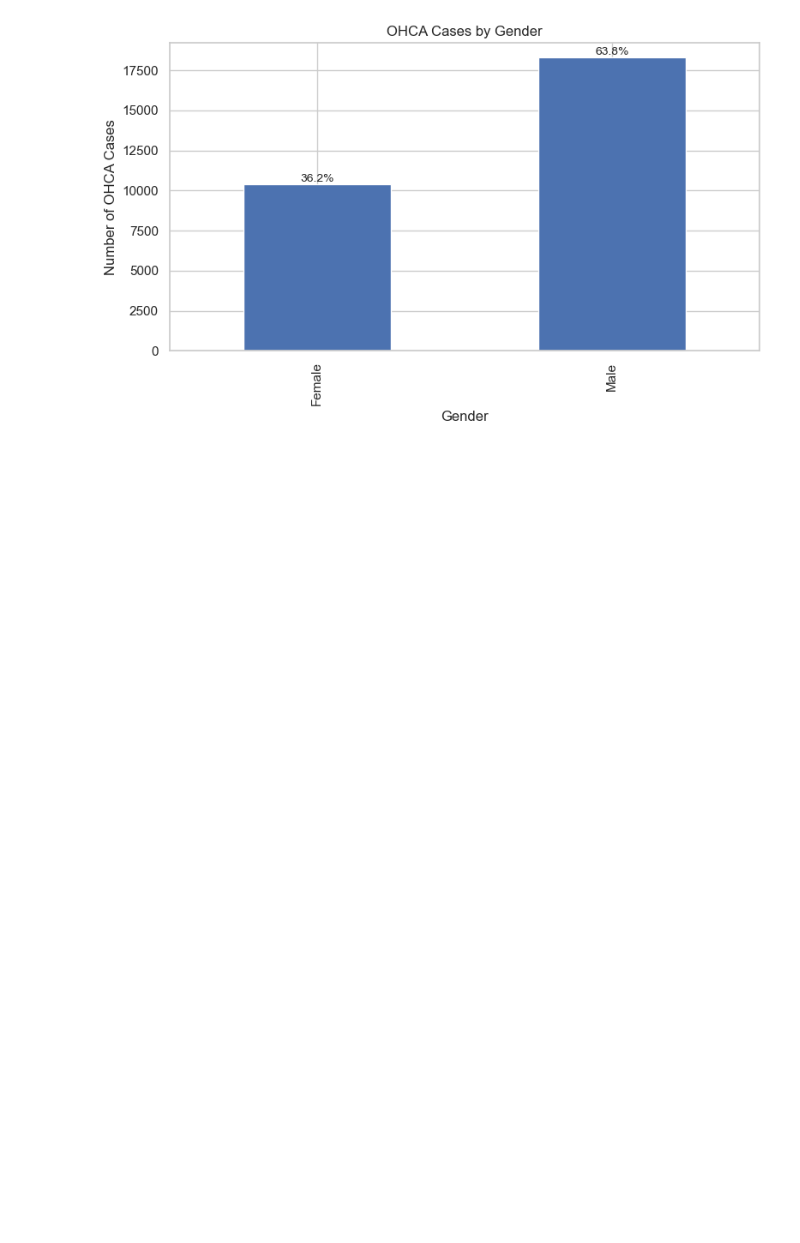
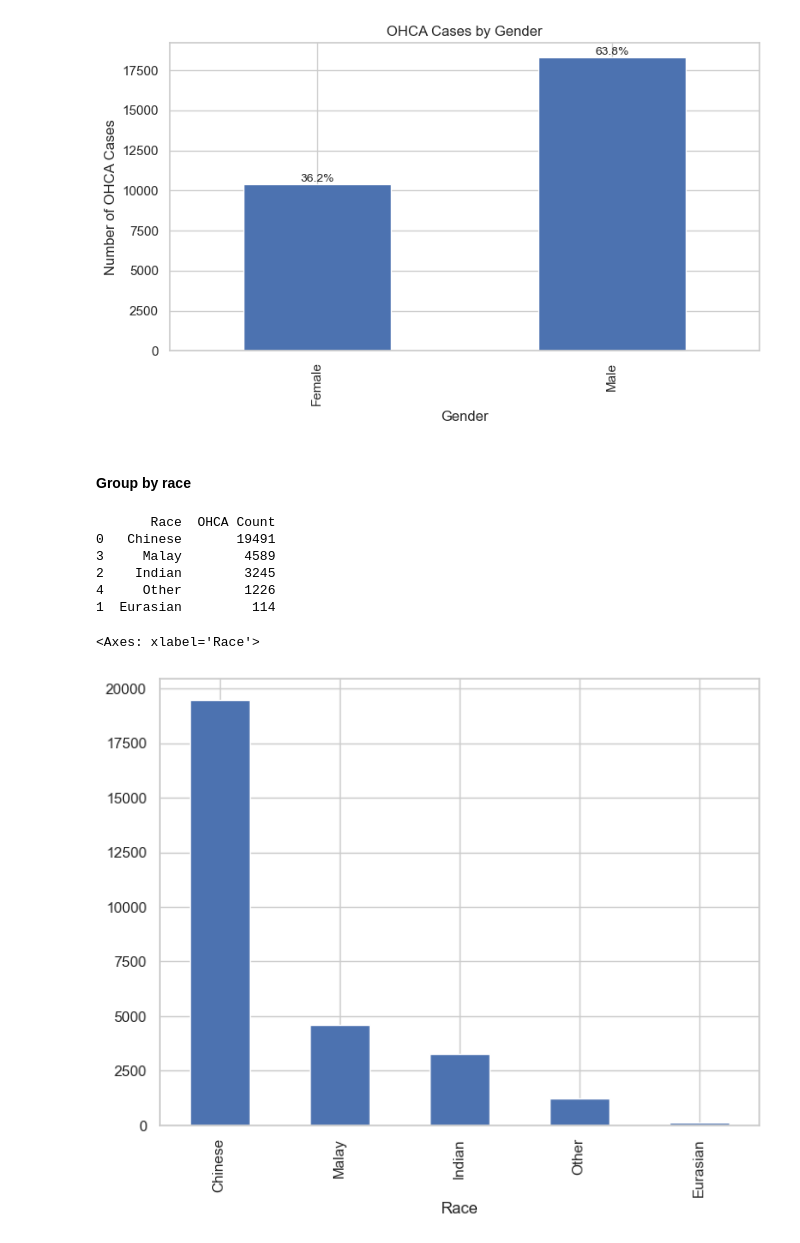
Before and after one commit to axellee1994/AED-OHCA, a Jupyter notebook: src/rq1/describing_paros.ipynb, the cells around one changed output. Drawn from its saved outputs; the diff is of its cells as text; code cells hidden in the pictures; blank space fills up the shorter version.

```diff
--- a/src/rq1/describing_paros.ipynb
+++ b/src/rq1/describing_paros.ipynb
@@ -462,3 +462,34 @@ plt.show()
 0  Female       10376        36.2
 1    Male       18289        63.8
 [figure]
+# %% [markdown]
+#### Group by race
+# %%
+# normalise all "Race" entries
+df_of_interest['Race'] = df_of_interest['Race'].astype(str).str.strip().str.lower()
+
+# change all variations of "other"
+df_of_interest["Race"] = df_of_interest["Race"].replace({
+    "others" : "other",
+    "other": "other"
+})
+# capitalise names for presentation
+df_of_interest['Race'] = df_of_interest['Race'].str.title()
+
+ohca_by_race = df_of_interest.groupby(["Race"]).size().reset_index(name = "OHCA Count")
+ohca_by_race = ohca_by_race.sort_values(by = "OHCA Count", ascending=False)
+print(ohca_by_race)
+
+ohca_by_race.set_index("Race")["OHCA Count"].plot(
+    kind = "bar",
+    figsize = (8,6)
+)
+# %% [output]
+       Race  OHCA Count
+0   Chinese       19491
+3     Malay        4589
+2    Indian        3245
+4     Other        1226
+1  Eurasian         114
+<Axes: xlabel='Race'>
+[figure, added]
```
Also changed, not shown: parts of 12 cells of this notebook.
